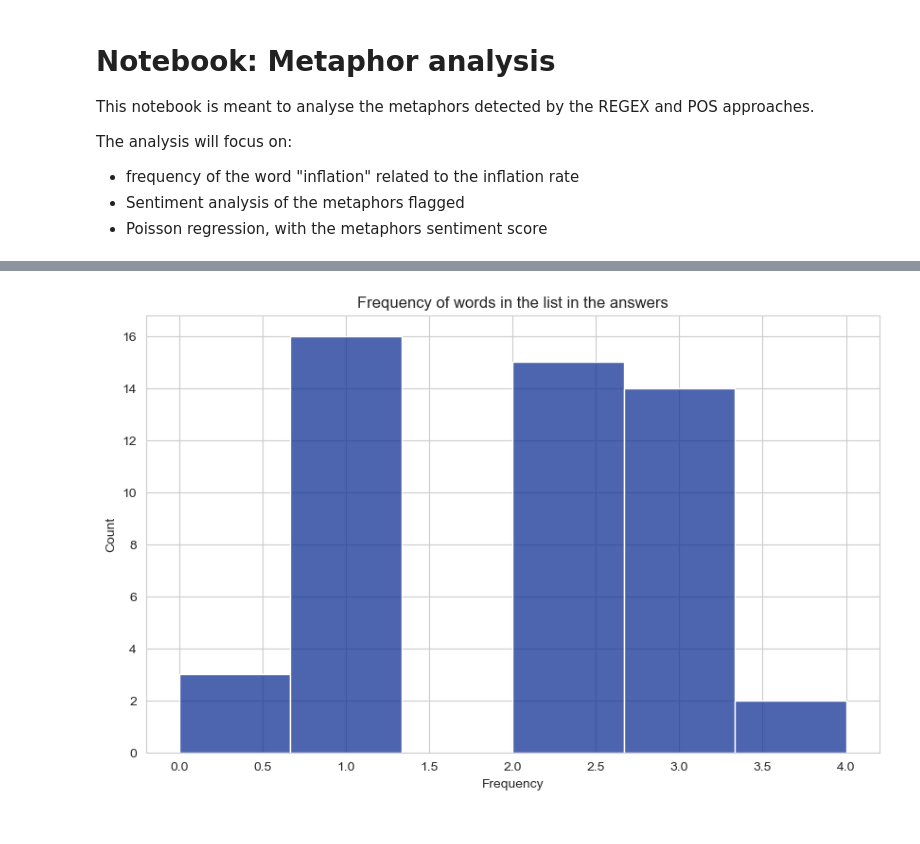
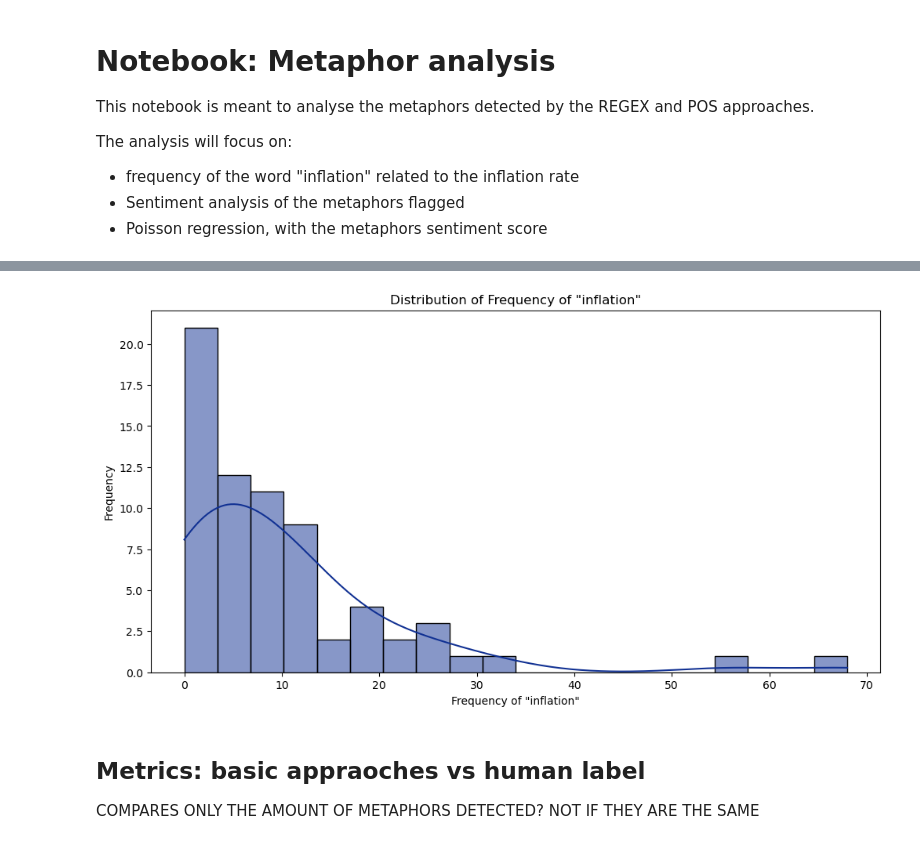
Before and after one commit to lalvarezpoli/DSDM_Thesis, a Jupyter notebook: metaphors_analysis.ipynb, the cells around one changed output, grey strips where cells are left out. Saved outputs shown, nothing was run; the diff lists cells and outputs as text; code cells hidden in the pictures.

Commit message:
GPT Label

```diff
--- a/metaphors_analysis.ipynb
+++ b/metaphors_analysis.ipynb
@@ -109 +134,11 @@ pos_metaphors_len                  int64
 dtype: object
+# %%
+"""
+Run only once: The data will be saved in the right format afterwards.
+
+# lambda function to convert string representations of lists into actual lists
+parse_list = lambda x: ast.literal_eval(x) if isinstance(x, str) and x != '[\'None\']' else []
+df.loc[:, 'Metaphors'] = df['Metaphors'].apply(parse_list)
+
+# lambda function to count the elements in each list
+df.loc[:, 'Metaphors_len'] = df['Metaphors'].apply(len)"""
@@ -109,0 +149,4 @@ dtype: object
+# %%
+# Dataframe with the labeled Metaphors
+df_labels = df[df['Metaphors'].notnull()].copy()
+print("Shape of the dataset with labeled Metaphors: ", df_labels.shape)
@@ -110,3 +199,14 @@ dtype: object
+# %%
+# lambda function to convert string representations of lists into actual lists
+parse_list = lambda x: ast.literal_eval(x) if x != '[\'None\']' else []
+df_labels.loc[:, 'Metaphors'] = df_labels['Metaphors'].apply(parse_list)
+
+# lambda function to count the elements in each list
+df_labels.loc[:, 'Metaphors_len'] = df_labels['Metaphors'].apply(len)
+
+# Length of Sentence_GPT
+df_labels.loc[:, 'Sentence_GPT'] = df_labels['Sentence_GPT'].apply(parse_list)
+df_labels['Sentence_GPT_len'] = df_labels['Sentence_GPT'].apply(len)
 # %%
 # Count the frequency of words from the list words_to_match
-df["Frequency"] = df["Answers"].apply(count_frequency)
+df_labels["Frequency"] = df_labels["Answers"].apply(count_frequency, words_to_match=words_to_match)
@@ -113,11 +277,14 @@ df["Frequency"] = df["Answers"].apply(count_frequency)
 # %%
-# Plot the frequency of the words
-plt.figure(figsize=(10,6))
-sns.set_style("whitegrid")
-sns.histplot(df["Frequency"], color=color, bins=6)
-plt.title("Frequency of words in the list in the answers")
-plt.xlabel("Frequency")
-plt.ylabel("Count")
+# Plot the Frequency
+plt.figure(figsize=(12, 6))
+sns.histplot(data=df_labels, x='Frequency', bins=20, kde=True, color=color)
+plt.title('Distribution of Frequency of "inflation"')
+plt.xlabel('Frequency of "inflation"')
+plt.ylabel('Frequency')
 plt.show()
 # %% [output]
-[figure, old version]
+[figure, new version]
+# %% [markdown]
+## Metrics: basic appraoches vs human label
+
+COMPARES ONLY THE AMOUNT OF METAPHORS DETECTED? NOT IF THEY ARE THE SAME
```
Also changed, not shown: parts of 20 cells of this notebook, 4 other files.
